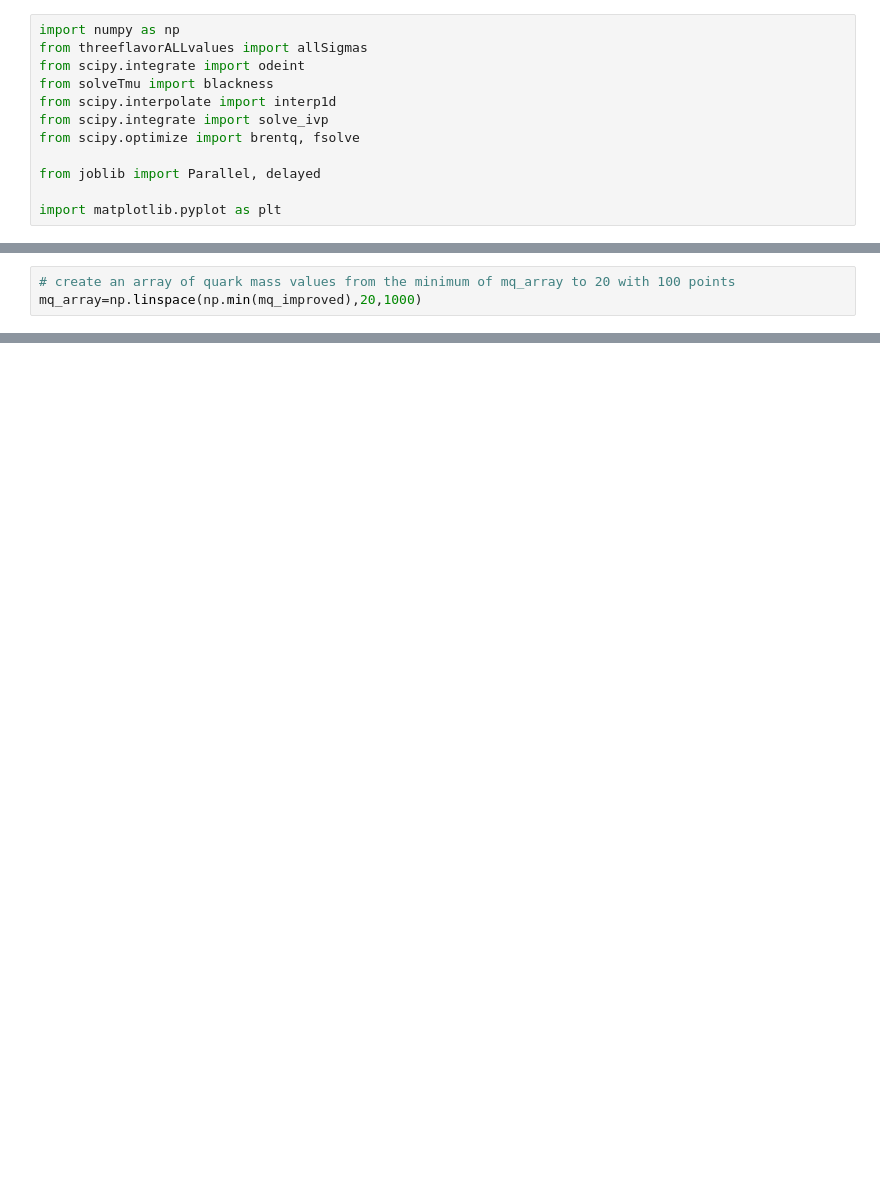
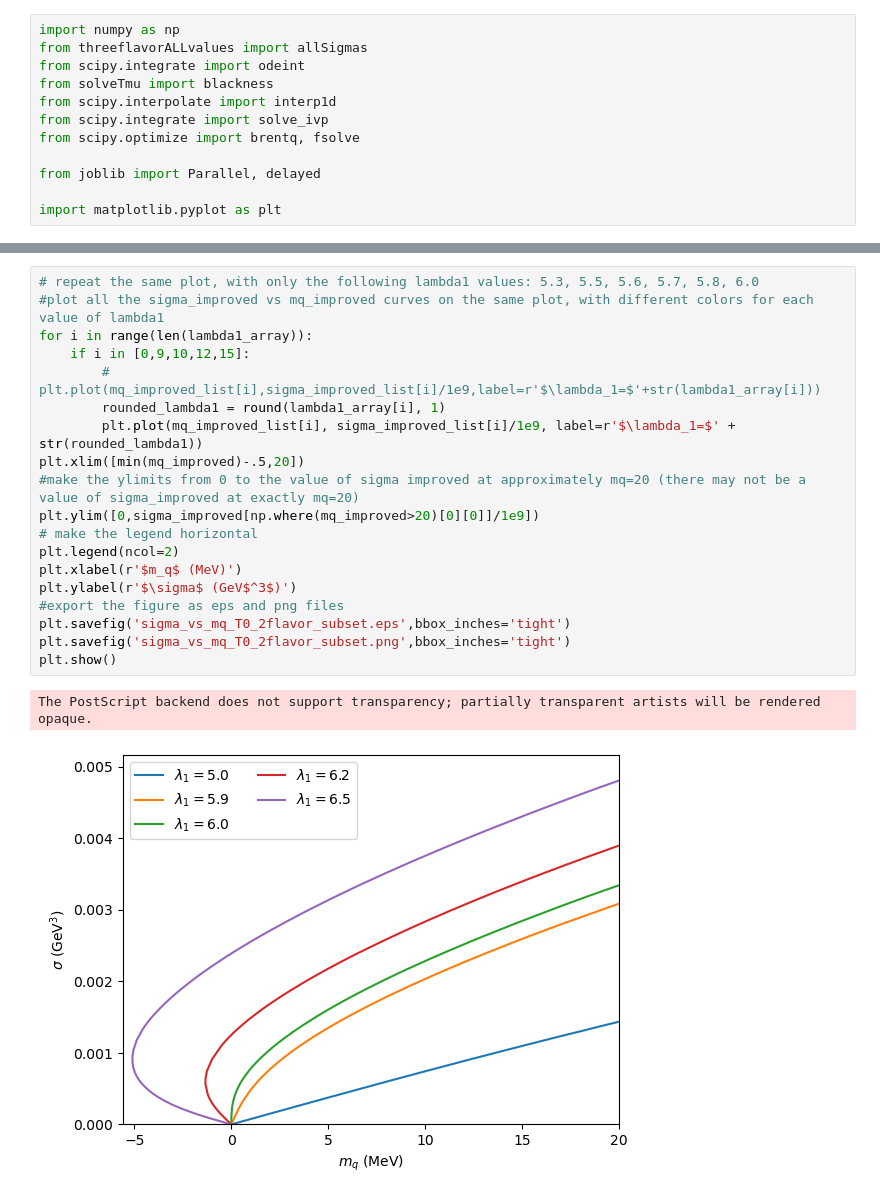
Before and after one commit to seanbartz/DilatonMixingParallel, a Jupyter notebook: Search_by_mass.ipynb, the cells around one changed output, grey strips where cells are left out. Saved outputs shown, nothing was run; the diff lists cells and outputs as text; blank space fills up the shorter version.

```diff
--- a/Search_by_mass.ipynb
+++ b/Search_by_mass.ipynb
@@ -239,4 +227 @@ plt.show()
-# %%
-# create an array of quark mass values from the minimum of mq_array to 20 with 100 points
-mq_array=np.linspace(np.min(mq_improved),20,1000)
 # %%
@@ -312,0 +434,22 @@ array(87.11487801)
+# %%
+# repeat the same plot, with only the following lambda1 values: 5.3, 5.5, 5.6, 5.7, 5.8, 6.0
+#plot all the sigma_improved vs mq_improved curves on the same plot, with different colors for each value of lambda1
+for i in range(len(lambda1_array)):
+    if i in [0,9,10,12,15]:
+        # plt.plot(mq_improved_list[i],sigma_improved_list[i]/1e9,label=r'$\lambda_1=$'+str(lambda1_array[i]))
+        rounded_lambda1 = round(lambda1_array[i], 1)
+        plt.plot(mq_improved_list[i], sigma_improved_list[i]/1e9, label=r'$\lambda_1=$' + str(rounded_lambda1))
+plt.xlim([min(mq_improved)-.5,20])
+#make the ylimits from 0 to the value of sigma improved at approximately mq=20 (there may not be a value of sigma_improved at exactly mq=20)
+plt.ylim([0,sigma_improved[np.where(mq_improved>20)[0][0]]/1e9])
+# make the legend horizontal
+plt.legend(ncol=2)
+plt.xlabel(r'$m_q$ (MeV)')
+plt.ylabel(r'$\sigma$ (GeV$^3$)')
+#export the figure as eps and png files
+plt.savefig('sigma_vs_mq_T0_2flavor_subset.eps',bbox_inches='tight')
+plt.savefig('sigma_vs_mq_T0_2flavor_subset.png',bbox_inches='tight')
+plt.show()
+# %% [output]
+The PostScript backend does not support transparency; partially transparent artists will be rendered opaque.
+[figure, added]
```
Also changed, not shown: parts of 16 cells of this notebook, 7 other files.
